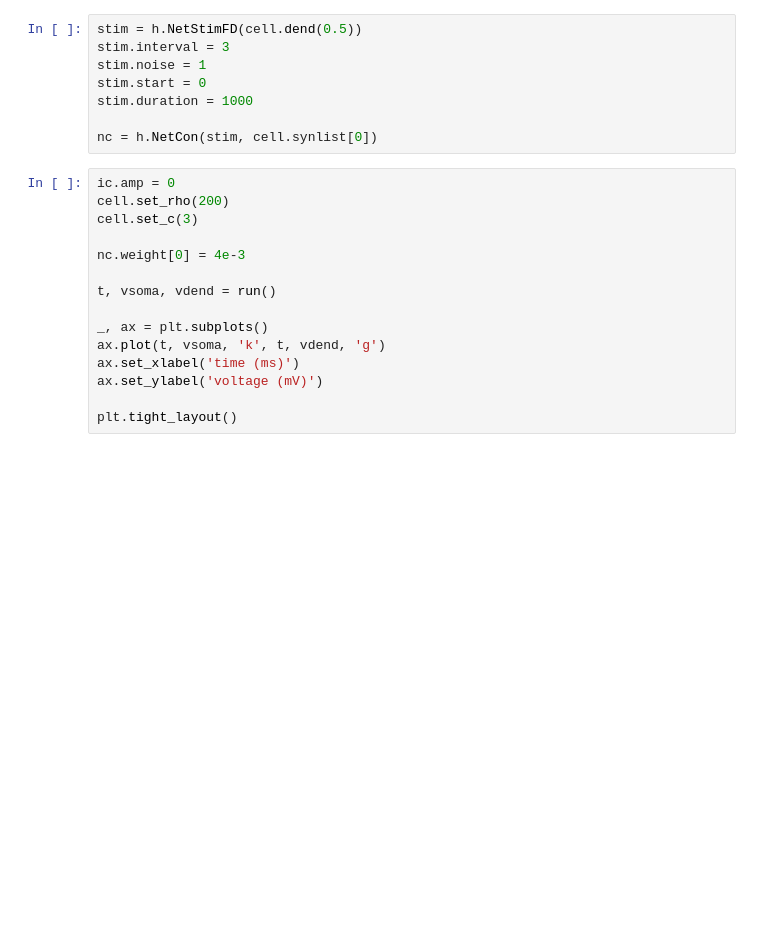
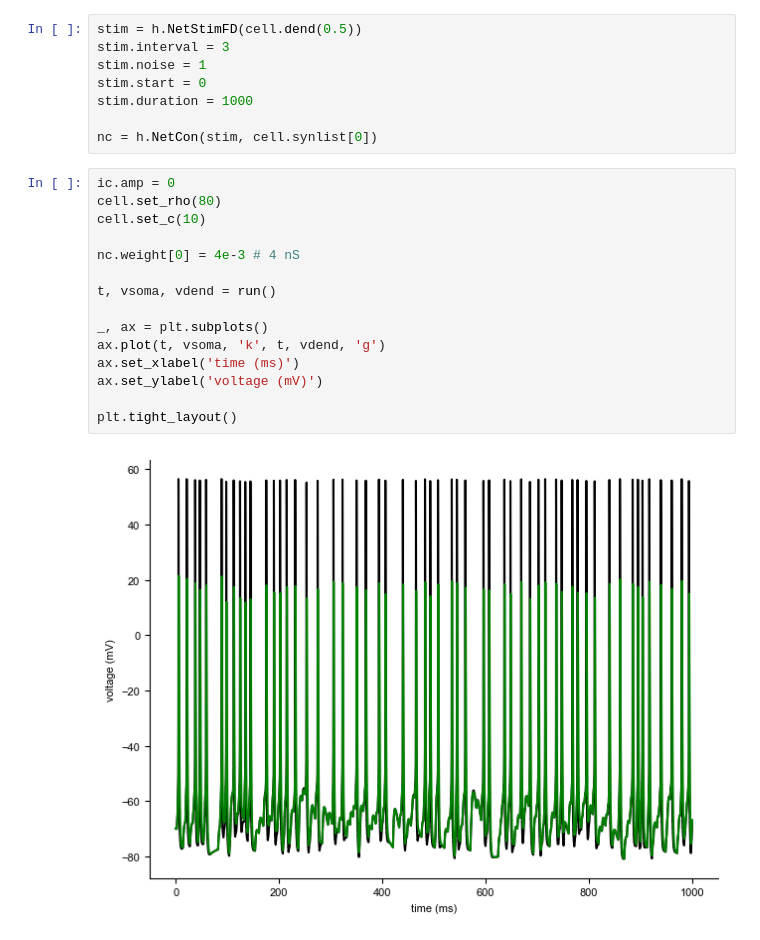
Before and after one commit to shhong/a310_cns_2023, a Jupyter notebook: class_3/NEURON tutorial 5_1.ipynb, the cells around one changed output. Cells and saved outputs as stored; diff of their text form; blank space fills up the shorter version.

```diff
--- a/class_3/NEURON tutorial 5_1.ipynb
+++ b/class_3/NEURON tutorial 5_1.ipynb
@@ -183,19 +194,21 @@ stim.duration = 1000
 nc = h.NetCon(stim, cell.synlist[0])
 # %%
 ic.amp = 0
-cell.set_rho(200)
-cell.set_c(3)
+cell.set_rho(80)
+cell.set_c(10)
 
-nc.weight[0] = 4e-3
+nc.weight[0] = 4e-3 # 4 nS
 
 t, vsoma, vdend = run()
 
 _, ax = plt.subplots()
 ax.plot(t, vsoma, 'k', t, vdend, 'g')
 ax.set_xlabel('time (ms)')
 ax.set_ylabel('voltage (mV)')
 
 plt.tight_layout()
+# %% [output]
+[figure, added]
 # %%
 ic.amp = 0
 cell.set_rho(200)
```
Also changed, not shown: parts of 6 cells of this notebook, 2 other files.
